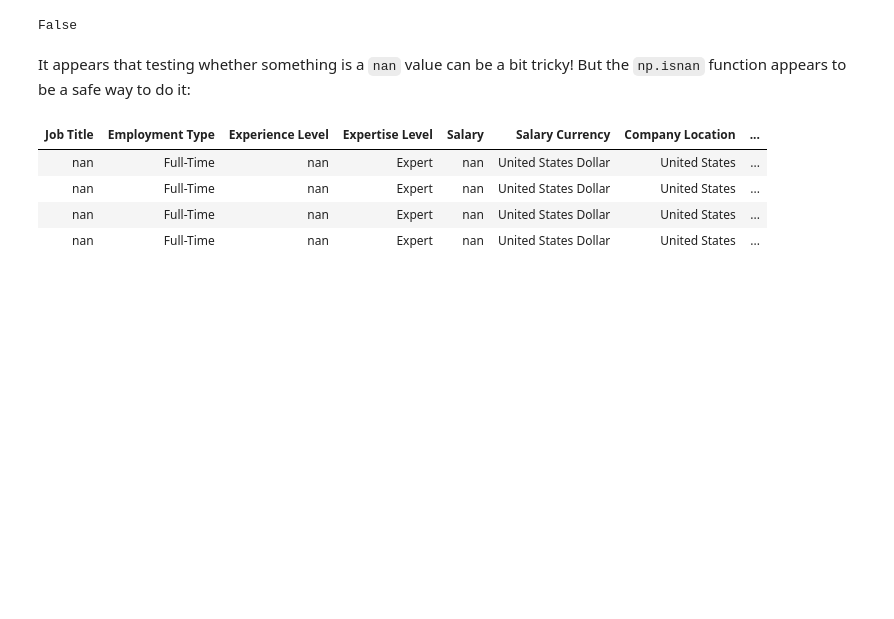
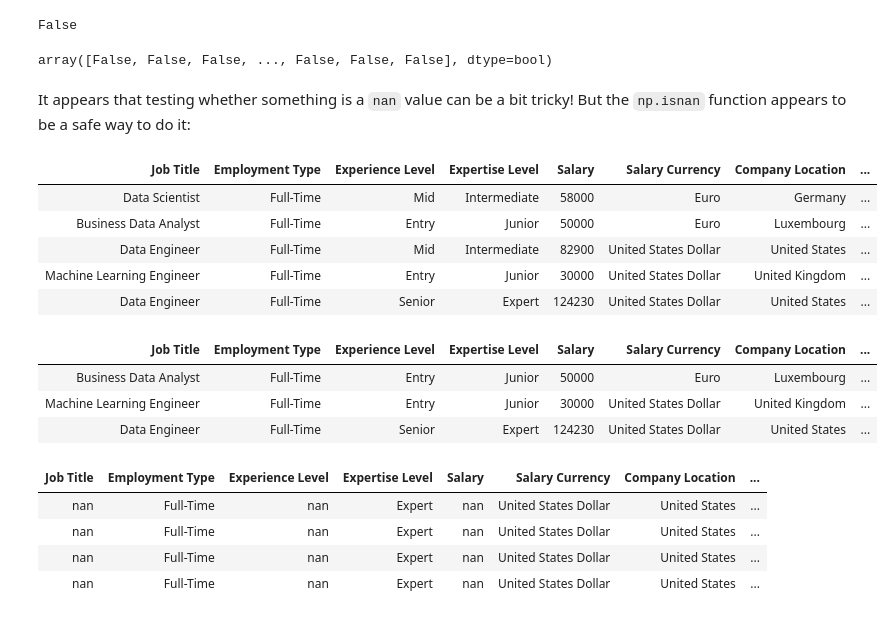
Before and after one commit to ucsb-ds/cmpsc5a-s25-students, a Jupyter notebook: lectures/lecture13.ipynb, the cells around one changed output. Cells and saved outputs as stored; diff of their text form; code cells hidden in the pictures; blank space fills up the shorter version.

```diff
--- a/lectures/lecture13.ipynb
+++ b/lectures/lecture13.ipynb
@@ -300,8 +317,29 @@ False
 x == np.nan
 # %% [output]
 False
+# %%
+np.isnan(salaries_unclean.column('Salary in USD'))
+# %% [output]
+array([False, False, False, ..., False, False, False], dtype=bool)
 # %% [markdown]
 It appears that testing whether something is a `nan` value can be a bit tricky!  But the `np.isnan` function appears to be a safe way to do it:
+# %%
+five_rows = salaries_unclean.sample(5)
+five_rows
+# %% [output]
+| Job Title | Employment Type | Experience Level | Expertise Level | Salary | Salary Currency | Company Location | ... |
+| Data Scientist | Full-Time | Mid | Intermediate | 58000 | Euro | Germany | ... |
+| Business Data Analyst | Full-Time | Entry | Junior | 50000 | Euro | Luxembourg | ... |
+| Data Engineer | Full-Time | Mid | Intermediate | 82900 | United States Dollar | United States | ... |
+| Machine Learning Engineer | Full-Time | Entry | Junior | 30000 | United States Dollar | United Kingdom | ... |
+| Data Engineer | Full-Time | Senior | Expert | 124230 | United States Dollar | United States | ... |
+# %%
+five_rows.where(make_array(False, True, False, True, True))
+# %% [output]
+| Job Title | Employment Type | Experience Level | Expertise Level | Salary | Salary Currency | Company Location | ... |
+| Business Data Analyst | Full-Time | Entry | Junior | 50000 | Euro | Luxembourg | ... |
+| Machine Learning Engineer | Full-Time | Entry | Junior | 30000 | United States Dollar | United Kingdom | ... |
+| Data Engineer | Full-Time | Senior | Expert | 124230 | United States Dollar | United States | ... |
 # %%
 nan_rows = salaries_unclean.where(np.isnan(salaries_unclean.column('Salary in USD')))
 nan_rows
```
Also changed, not shown: parts of 18 cells of this notebook.
